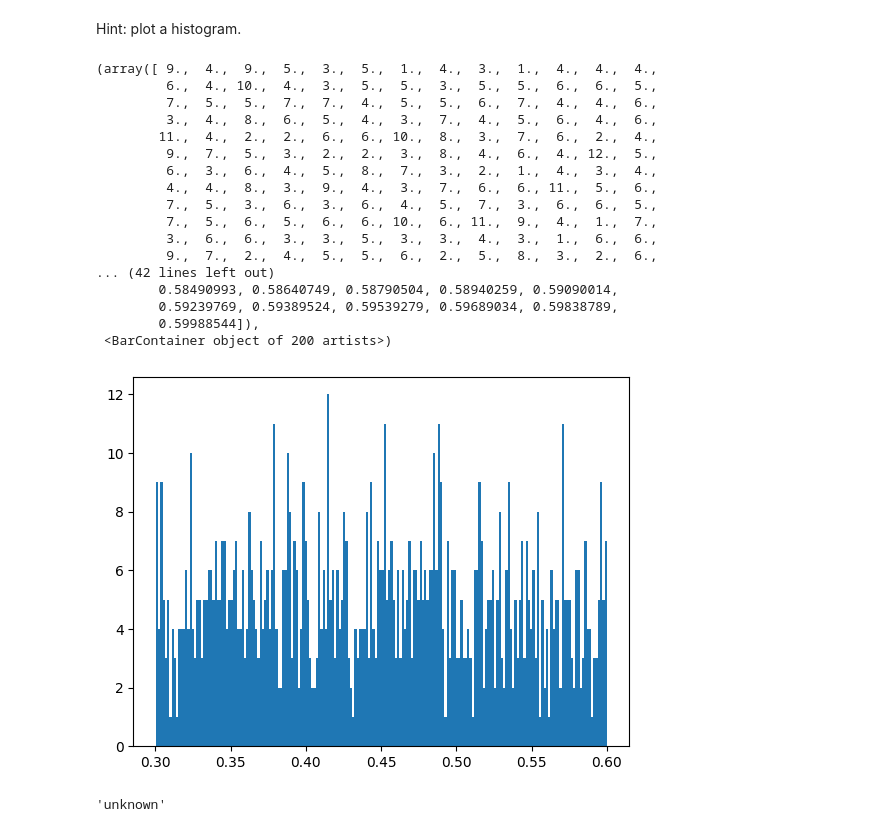
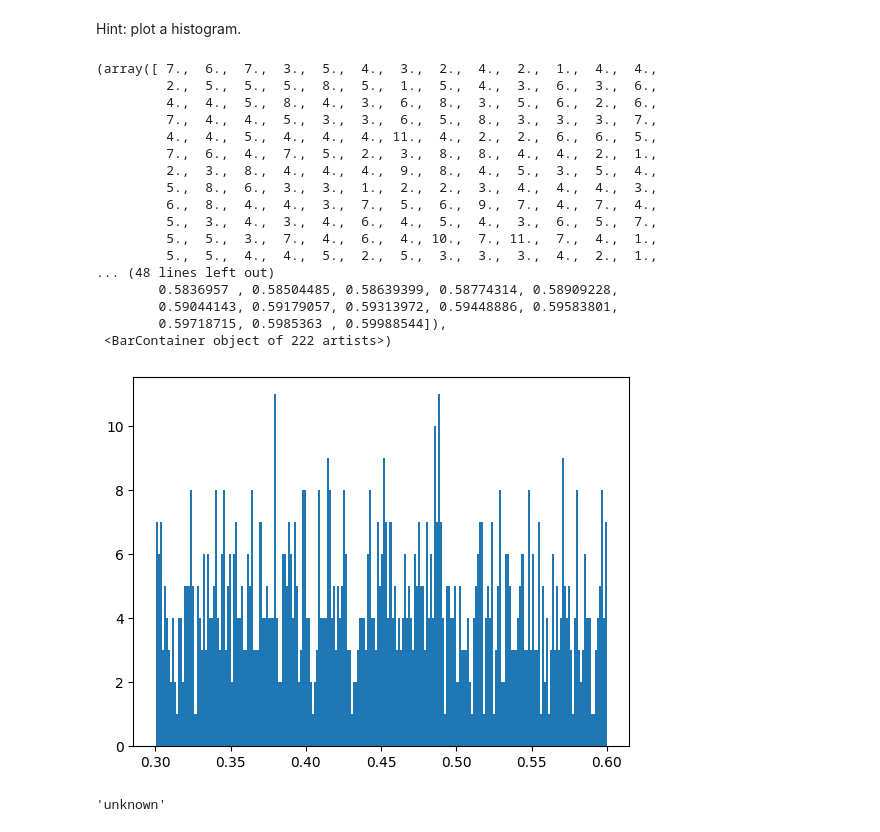
Before and after one commit to Quantum-Cosmic/dx601-homework-07, a Jupyter notebook: homework.ipynb, the cells around one changed output. Saved outputs shown, nothing was run; the diff lists cells and outputs as text; code cells hidden in the pictures.

```diff
--- a/homework.ipynb
+++ b/homework.ipynb
@@ -630,26 +630,27 @@ q14 = [0.46261653, 0.56158988, 0.36701823, 0.47492479, 0.48778535,
        0.34342969, 0.50245068, 0.45599469, 0.59609523, 0.33186012,
        0.44380014, 0.32972224, 0.54246385, 0.59193153, 0.47568438]
 # %%
-plt.hist(q14, bins=200)
+plt.hist(q14, bins=222
+         )
 # %% [output]
-(array([ 9.,  4.,  9.,  5.,  3.,  5.,  1.,  4.,  3.,  1.,  4.,  4.,  4.,
-         6.,  4., 10.,  4.,  3.,  5.,  5.,  3.,  5.,  5.,  6.,  6.,  5.,
-         7.,  5.,  5.,  7.,  7.,  4.,  5.,  5.,  6.,  7.,  4.,  4.,  6.,
-         3.,  4.,  8.,  6.,  5.,  4.,  3.,  7.,  4.,  5.,  6.,  4.,  6.,
-        11.,  4.,  2.,  2.,  6.,  6., 10.,  8.,  3.,  7.,  6.,  2.,  4.,
-         9.,  7.,  5.,  3.,  2.,  2.,  3.,  8.,  4.,  6.,  4., 12.,  5.,
-         6.,  3.,  6.,  4.,  5.,  8.,  7.,  3.,  2.,  1.,  4.,  3.,  4.,
-         4.,  4.,  8.,  3.,  9.,  4.,  3.,  7.,  6.,  6., 11.,  5.,  6.,
-         7.,  5.,  3.,  6.,  3.,  6.,  4.,  5.,  7.,  3.,  6.,  6.,  5.,
-         7.,  5.,  6.,  5.,  6.,  6., 10.,  6., 11.,  9.,  4.,  1.,  7.,
-         3.,  6.,  6.,  3.,  3.,  5.,  3.,  3.,  4.,  3.,  1.,  6.,  6.,
-         9.,  7.,  2.,  4.,  5.,  5.,  6.,  2.,  5.,  8.,  3.,  2.,  6.,
-... (42 lines left out)
-        0.58490993, 0.58640749, 0.58790504, 0.58940259, 0.59090014,
-        0.59239769, 0.59389524, 0.59539279, 0.59689034, 0.59838789,
-        0.59988544]),
- <BarContainer object of 200 artists>)
+(array([ 7.,  6.,  7.,  3.,  5.,  4.,  3.,  2.,  4.,  2.,  1.,  4.,  4.,
+         2.,  5.,  5.,  5.,  8.,  5.,  1.,  5.,  4.,  3.,  6.,  3.,  6.,
+         4.,  4.,  5.,  8.,  4.,  3.,  6.,  8.,  3.,  5.,  6.,  2.,  6.,
+         7.,  4.,  4.,  5.,  3.,  3.,  6.,  5.,  8.,  3.,  3.,  3.,  7.,
+         4.,  4.,  5.,  4.,  4.,  4., 11.,  4.,  2.,  2.,  6.,  6.,  5.,
+         7.,  6.,  4.,  7.,  5.,  2.,  3.,  8.,  8.,  4.,  4.,  2.,  1.,
+         2.,  3.,  8.,  4.,  4.,  4.,  9.,  8.,  4.,  5.,  3.,  5.,  4.,
+         5.,  8.,  6.,  3.,  3.,  1.,  2.,  2.,  3.,  4.,  4.,  4.,  3.,
+         6.,  8.,  4.,  4.,  3.,  7.,  5.,  6.,  9.,  7.,  4.,  7.,  4.,
+         5.,  3.,  4.,  3.,  4.,  6.,  4.,  5.,  4.,  3.,  6.,  5.,  7.,
+         5.,  5.,  3.,  7.,  4.,  6.,  4., 10.,  7., 11.,  7.,  4.,  1.,
+         5.,  5.,  4.,  4.,  5.,  2.,  5.,  3.,  3.,  3.,  4.,  2.,  1.,
+... (48 lines left out)
+        0.5836957 , 0.58504485, 0.58639399, 0.58774314, 0.58909228,
+        0.59044143, 0.59179057, 0.59313972, 0.59448886, 0.59583801,
+        0.59718715, 0.5985363 , 0.59988544]),
+ <BarContainer object of 222 artists>)
-[figure, old version]
+[figure, new version]
 # %%
 # YOUR CHANGES HERE
 # Based on the graph, it looks to be "uknown"
```
Also changed, not shown: parts of 4 cells of this notebook.
